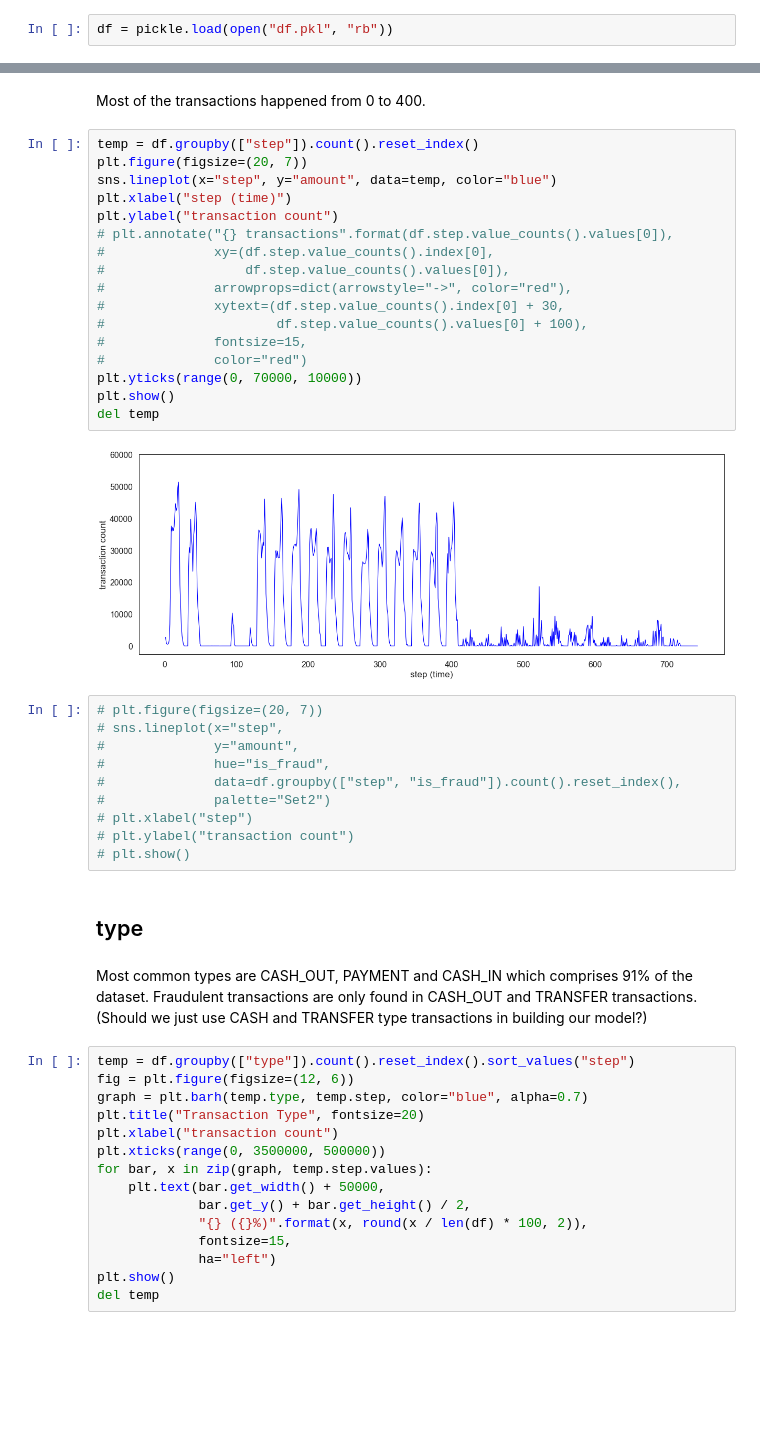
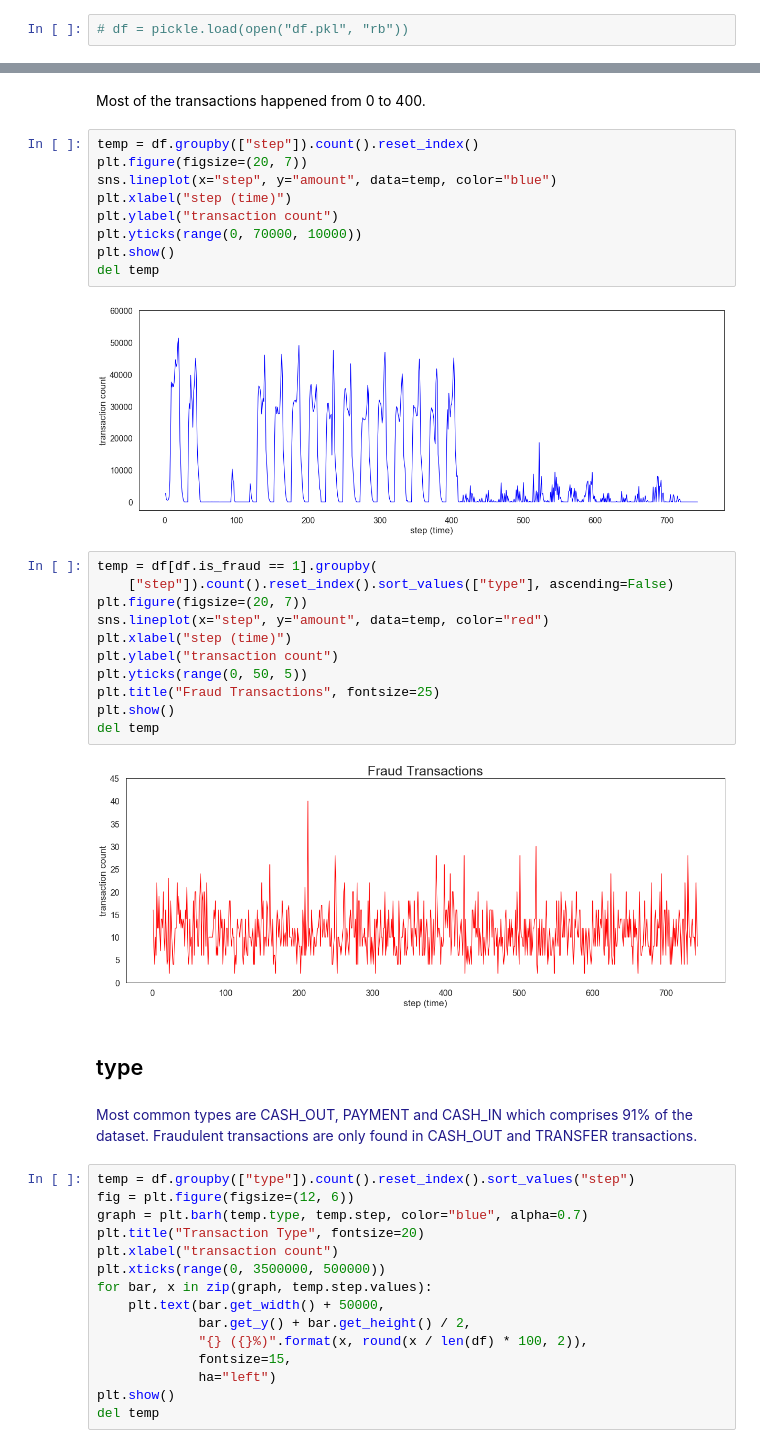
Before and after one commit to valmadrid/Detecting-Financial-Fraud-Transactions, a Jupyter notebook: financial_fraud.ipynb, the cells around one changed output, grey strips where cells are left out. Cells and saved outputs as stored; diff of their text form; blank space fills up the shorter version.

```diff
--- a/financial_fraud.ipynb
+++ b/financial_fraud.ipynb
@@ -104,5 +104,5 @@ memory usage: 534.0+ MB
 # %%
 # pickle.dump(df, open("df.pkl", "wb"))
 # %%
-df = pickle.load(open("df.pkl", "rb"))
+# df = pickle.load(open("df.pkl", "rb"))
 # %% [markdown]
@@ -208,33 +210,28 @@ plt.figure(figsize=(20, 7))
 sns.lineplot(x="step", y="amount", data=temp, color="blue")
 plt.xlabel("step (time)")
 plt.ylabel("transaction count")
-# plt.annotate("{} transactions".format(df.step.value_counts().values[0]),
-#              xy=(df.step.value_counts().index[0],
-#                  df.step.value_counts().values[0]),
-#              arrowprops=dict(arrowstyle="->", color="red"),
-#              xytext=(df.step.value_counts().index[0] + 30,
-#                      df.step.value_counts().values[0] + 100),
-#              fontsize=15,
-#              color="red")
 plt.yticks(range(0, 70000, 10000))
 plt.show()
 del temp
 # %% [output]
 [figure]
 # %%
-# plt.figure(figsize=(20, 7))
-# sns.lineplot(x="step",
-#              y="amount",
-#              hue="is_fraud",
-#              data=df.groupby(["step", "is_fraud"]).count().reset_index(),
-#              palette="Set2")
-# plt.xlabel("step")
-# plt.ylabel("transaction count")
-# plt.show()
+temp = df[df.is_fraud == 1].groupby(
+    ["step"]).count().reset_index().sort_values(["type"], ascending=False)
+plt.figure(figsize=(20, 7))
+sns.lineplot(x="step", y="amount", data=temp, color="red")
+plt.xlabel("step (time)")
+plt.ylabel("transaction count")
+plt.yticks(range(0, 50, 5))
+plt.title("Fraud Transactions", fontsize=25)
+plt.show()
+del temp
+# %% [output]
+[figure, added]
 # %% [markdown]
 ## type
 # %% [markdown]
-Most common types are CASH_OUT, PAYMENT and CASH_IN which comprises 91% of the dataset.  Fraudulent transactions are only found in CASH_OUT and TRANSFER transactions. (Should we just use CASH and TRANSFER type transactions in building our model?)
+<font color='#20198A'>Most common types are CASH_OUT, PAYMENT and CASH_IN which comprises 91% of the dataset.  Fraudulent transactions are only found in CASH_OUT and TRANSFER transactions.</font>
 # %%
 temp = df.groupby(["type"]).count().reset_index().sort_values("step")
 fig = plt.figure(figsize=(12, 6))
```
Also changed, not shown: parts of 17 cells of this notebook.
